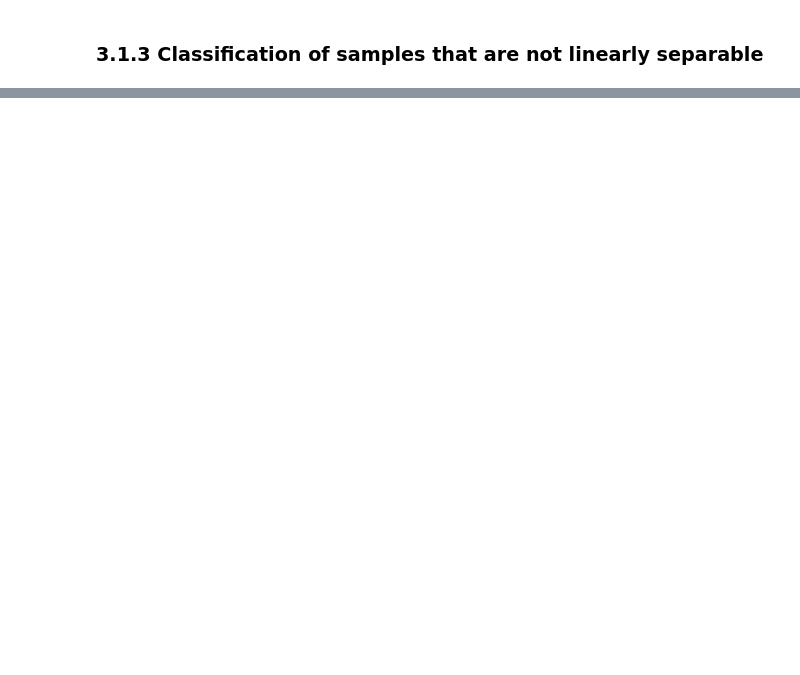
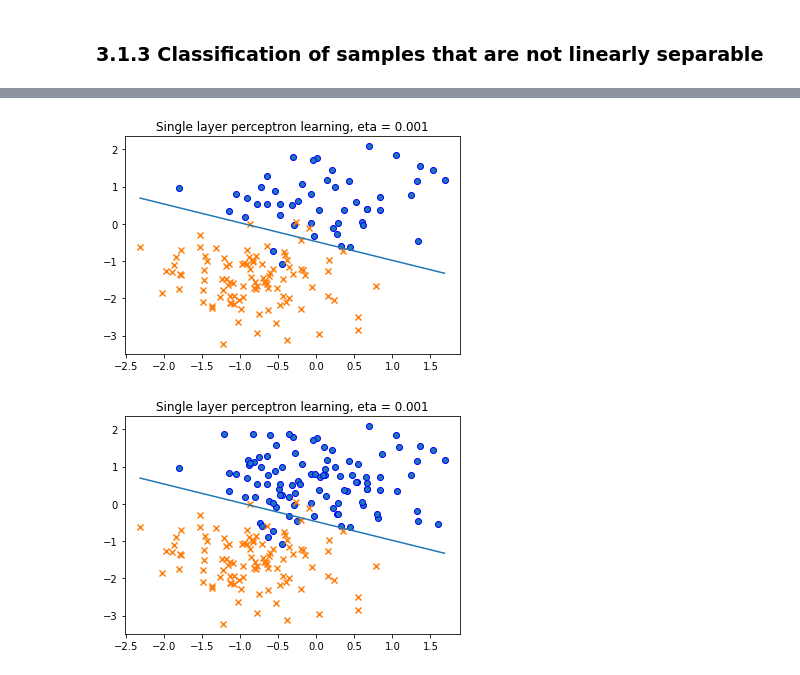
Before and after one commit to Charles2Alvin/DD2437-Lab1, a Jupyter notebook: Lab1.ipynb, the cells around one changed output, grey strips where cells are left out. Saved outputs shown, nothing was run; the diff lists cells and outputs as text; code cells hidden in the pictures; blank space fills up the shorter version.

```diff
--- a/Lab1.ipynb
+++ b/Lab1.ipynb
@@ -483,0 +410,7 @@ Training finished in 1999 epoch
+# %%
+data, target = sample_binary(data_a, data_b, 0.5, 1)
+model = Perceptron(algorithm='delta')
+eta=0.001
+model.fit(data, target, eta, n_epoch=2000, mode='batch', plot=True)
+model.plot_result(data_all, target_all.reshape(1, 200), model.W, eta)
+# %% [output]
@@ -483,0 +418,2 @@ Training finished in 1999 epoch
+[figure, added]
+[figure, added]
```
Also changed, not shown: parts of 21 cells of this notebook.
